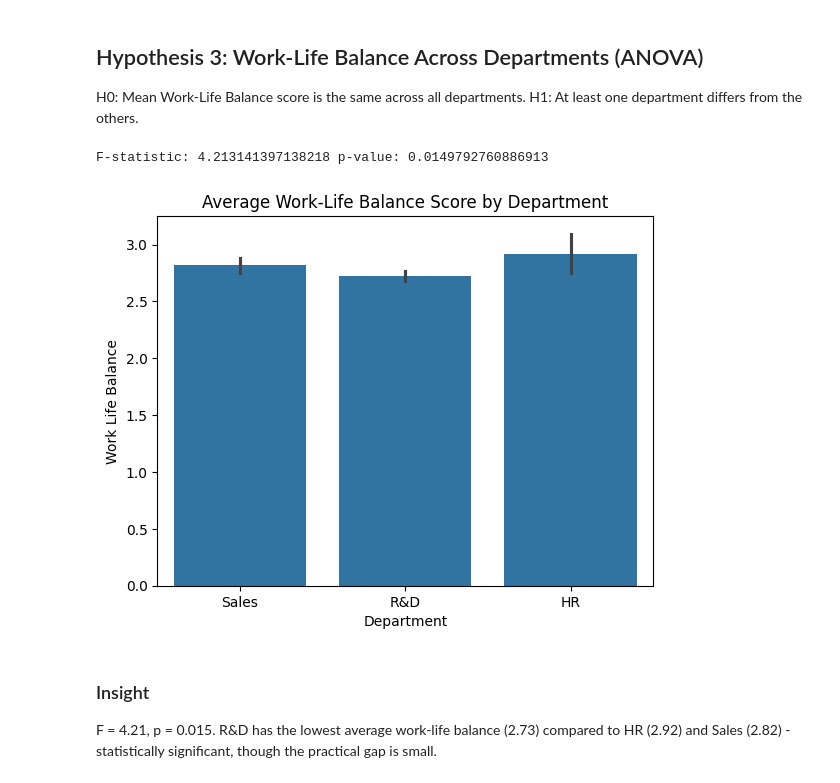
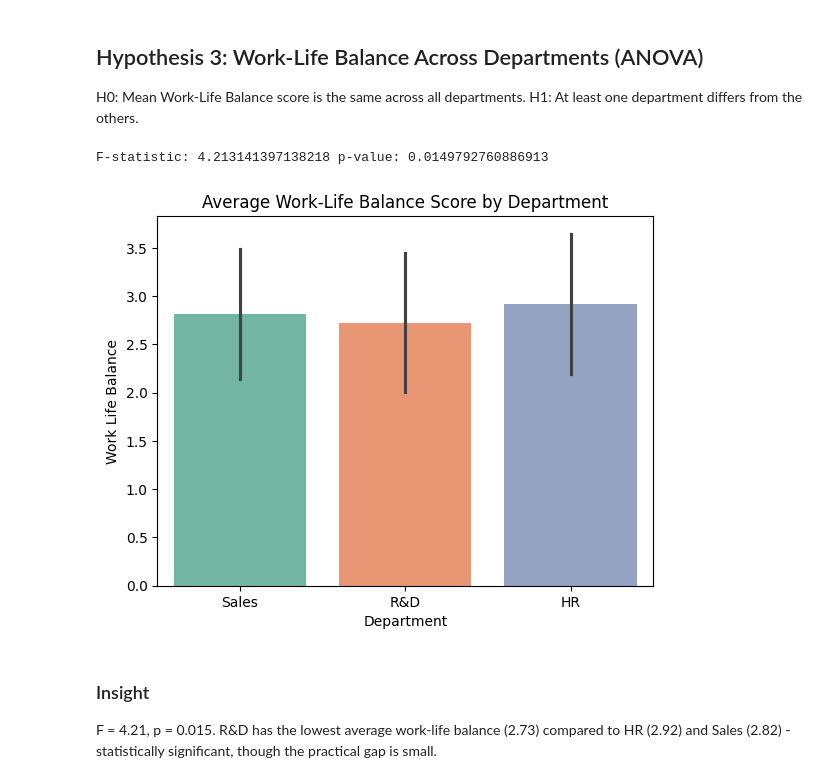
Before and after one commit to dishitak813/HR-Analytics-Tableau, a Jupyter notebook: hr_attrition_analysis.ipynb, the cells around one changed output. Saved outputs shown, nothing was run; the diff lists cells and outputs as text; code cells hidden in the pictures.

```diff
--- a/hr_attrition_analysis.ipynb
+++ b/hr_attrition_analysis.ipynb
@@ -70,14 +73,14 @@ H1: At least one department differs from the others.
 # %%
 groups = [g['Work Life Balance'].values for name, g in df.groupby('Department')]
 f_stat, p_value = stats.f_oneway(*groups)
 print('F-statistic:', f_stat, 'p-value:', p_value)
 
-sns.barplot(x='Department', y='Work Life Balance', data=df)
+sns.barplot(x='Department', y='Work Life Balance', data=df, hue='Department', palette='Set2', legend=False, errorbar='sd')
 plt.title("Average Work-Life Balance Score by Department")
 plt.show()
 # %% [output]
 F-statistic: 4.213141397138218 p-value: 0.0149792760886913
-[figure, old version]
+[figure, new version]
 # %% [markdown]
 ### Insight
 F = 4.21, p = 0.015. R&D has the lowest average work-life balance (2.73) compared to HR (2.92) and Sales (2.82) - statistically significant, though the practical gap is small.
```
Also changed, not shown: parts of 2 cells of this notebook.
